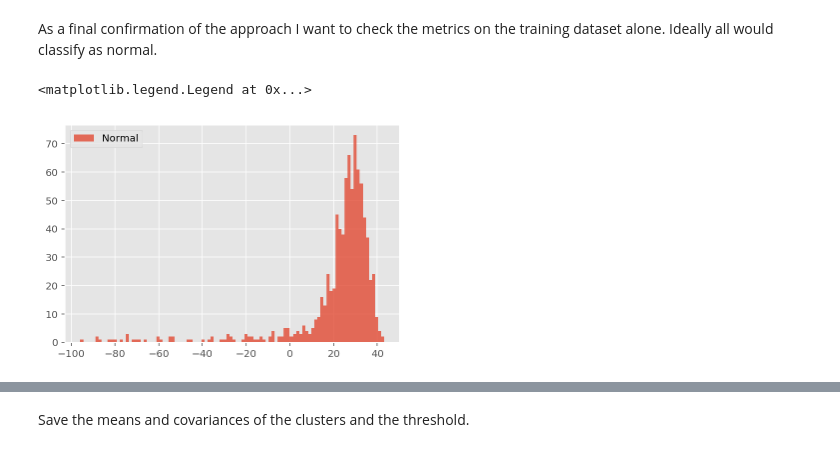
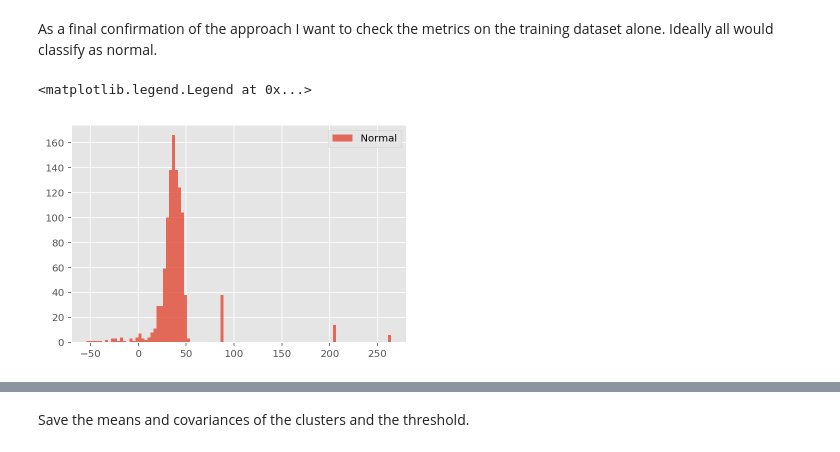
Before and after one commit to mttmac/glance, a Jupyter notebook: notebooks/VAE_clustering.ipynb, the cells around one changed output, grey strips where cells are left out. Drawn from its saved outputs; the diff is of its cells as text; code cells hidden in the pictures.

```diff
--- a/notebooks/VAE_clustering.ipynb
+++ b/notebooks/VAE_clustering.ipynb
@@ -139,8 +154,16 @@ covars = gmm.covariances_
 print(means.shape, covars.shape)
 
 probs = np.zeros(test_latents.shape[0])
+log_probs = np.zeros([test_latents.shape[0],
+                      means.shape[0]])
 for k in range(means.shape[0]):
     probs += multivariate_normal.pdf(test_latents,
                                      mean=means[k, :],
                                      cov=covars[k, :, :])
+    # In log space addition is multiplication so will take max as a lower bound
+    log_probs[:, k] = multivariate_normal.logpdf(test_latents,
+                                                 mean=means[k, :],
+                                                 cov=covars[k, :, :])
+log_probs = log_probs.max(axis=1)
+print(probs.shape, log_probs.shape)
 # %% [output]
@@ -261,17 +298,16 @@ Text(0.5,0,'False Positive Rate')
 As a final confirmation of the approach I want to check the metrics on the training dataset alone. Ideally all would classify as normal.
 # %%
 # Calculate log probabilities on training set
-train_probs = np.zeros(train_latents.shape[0])
+train_probs = np.zeros([latents.shape[0],
+                        means.shape[0]])
 for k in range(means.shape[0]):
-    train_probs += multivariate_normal.pdf(train_latents,
-                                           mean=means[k, :],
-                                           cov=covars[k, :, :])
-train_probs[train_probs == 0] = train_probs[train_probs != 0].min()
-train_log_probs = np.log(train_probs)
+    train_probs[:, k] = multivariate_normal.logpdf(
+        latents, mean=means[k, :], cov=covars[k, :, :])
+train_probs = train_probs.max(axis=1)
 
 # Plot histogram to find reasonable thresholds
-plt.hist(train_log_probs, bins=100, label='Normal', alpha=0.8)
+plt.hist(train_probs, bins=100, label='Normal', alpha=0.8)
 plt.legend()
 # %% [output]
 <matplotlib.legend.Legend at 0x...>
-[figure, old version]
+[figure, new version]
```
Also changed, not shown: parts of 26 cells of this notebook, 4 other files.
